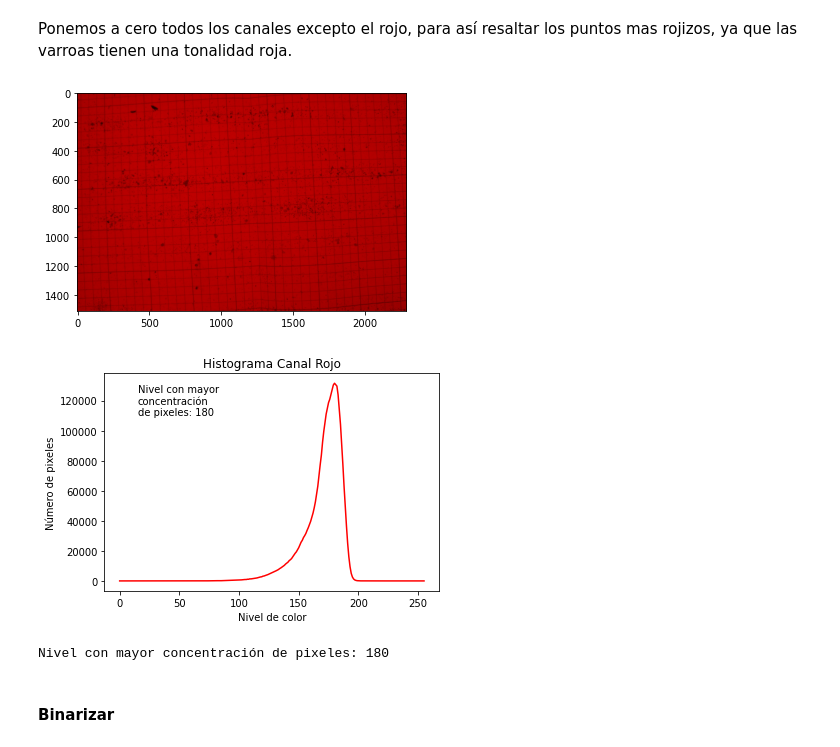
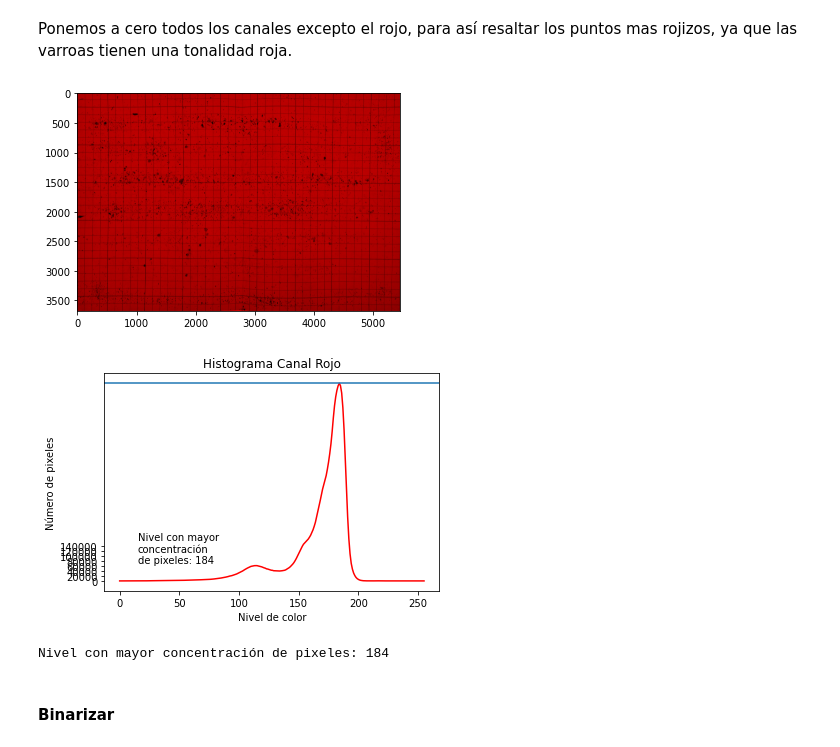
Before and after one commit to juanluishg/taller_images_apicultura, a Jupyter notebook: analisis_imagenes.ipynb, the cells around one changed output. Drawn from its saved outputs; the diff is of its cells as text; code cells hidden in the pictures.

```diff
--- a/analisis_imagenes.ipynb
+++ b/analisis_imagenes.ipynb
@@ -22,7 +17,7 @@ import cv2
 Cargamos la foto con la función de la librería de opencv. Hay que tener en cuenta que opencv trabaja en **BGR**.
 # %%
 name = "1"
-img = cv2.imread("fotos/"+name+'.JPG')
+img = cv2.imread("fotos/"+name+'.png')
 # %% [markdown]
 Definimos una función para mostar las imágenes.
 # %%
@@ -86,22 +81,24 @@ red[:,:,1] = 0
 # %%
 show_img(red)
 # %% [output]
-[figure, old version]
+[figure, new version]
 # %%
 opencvHistRed = cv2.calcHist([img],[2], None, [256],[0,256])
 plt.plot(opencvHistRed, color='red')
 plt.xlabel("Nivel de color")
 plt.ylabel("Número de pixeles")
 plt.title("Histograma Canal Rojo")
 idmax = np.argmax(opencvHistRed, axis=0)[0]
-plt.text(15, 110000, "Nivel con mayor\nconcentración\nde pixeles: "+str(idmax))
+plt.text(15, 70000, "Nivel con mayor\nconcentración\nde pixeles: "+str(idmax))
+plt.axhline(max(opencvHistRed))
+plt.yticks(range(0,160000, 20000))
 plt.show()
 # %% [output]
-[figure, old version]
+[figure, new version]
 # %%
 print("Nivel con mayor concentración de pixeles: "+str(idmax))
 # %% [output]
-Nivel con mayor concentración de pixeles: 180
+Nivel con mayor concentración de pixeles: 184
 # %% [markdown]
 #### Binarizar
 # %% [markdown]
```
Also changed, not shown: parts of 75 cells of this notebook, 6 other files.
